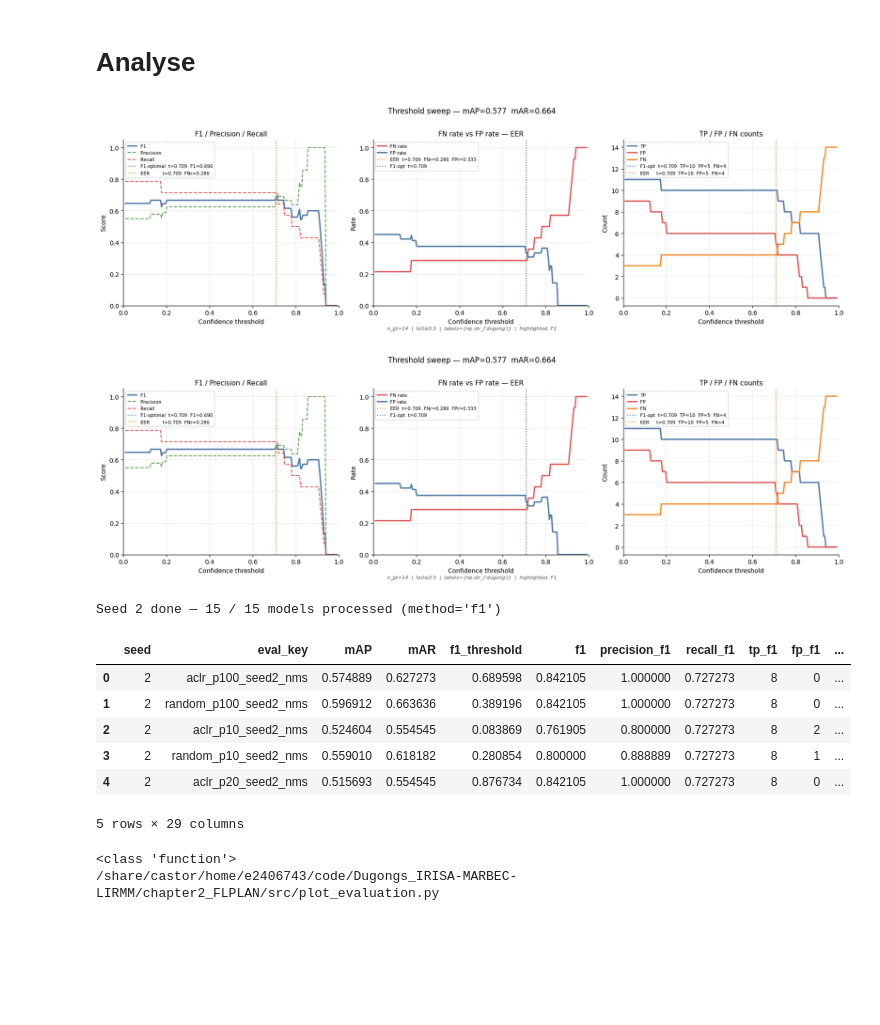
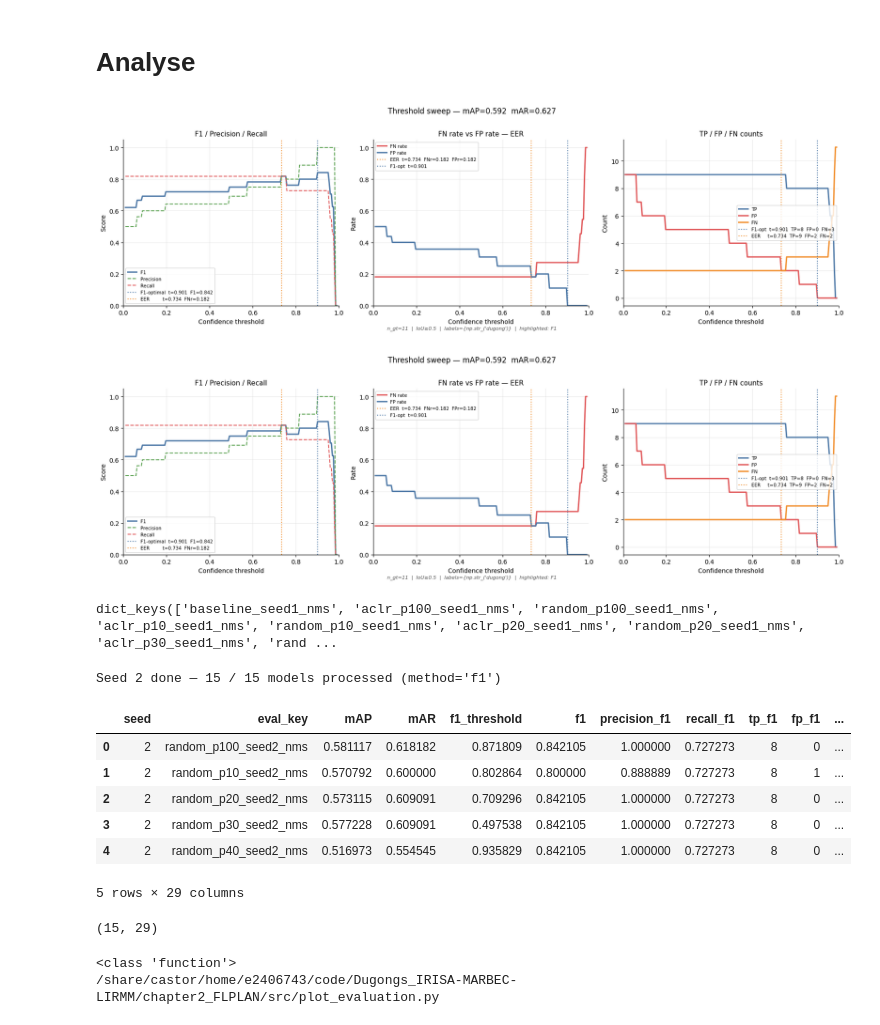
Before and after one commit to emanuel-gf/Dugongs_IRISA-MARBEC-LIRMM, a Jupyter notebook: chapter2_FLPLAN/analysing_results.ipynb, the cells around one changed output. Drawn from its saved outputs; the diff is of its cells as text; code cells hidden in the pictures; blank space fills up the shorter version.

```diff
--- a/chapter2_FLPLAN/analysing_results.ipynb
+++ b/chapter2_FLPLAN/analysing_results.ipynb
@@ -25,6 +25,14 @@ print(fo.list_datasets())
 fo.close_app()
 # %% [output]
 ['FLPLAN', 'dugong', 'flplan200', 'flplanpatches']
+# %%
+dataset = fo.load_dataset("FLPLAN")
+# view = dataset.select_fields("filepath","cluster_label")
+# session = fo.launch_app(
+#     view,
+#     auto=False,
+#     port=5151
+# )
 # %%
 import numpy as np
 import matplotlib.pyplot as plt
@@ -727,9 +889,9 @@ fields_seed['clean']
 
 # Build evaluation list
 sss_seed = select_evaluation_list(
-    all_op         = fields_seed["clean"],
+    all_op         = fields_seed["nms"],
     nms_or_raw     = "nms",
-    seed_term      = "seed2",
+    seed_term      = which_seed,
     baseline_field = "baseline_seed2_test_predictions_nms",
 )
 
@@ -860,14 +1012,18 @@ plot_sweep(res, method='f1')
 from src.evaluate import sweep_thresholds, plot_sweep, extract_all_metrics
 # %%
 # pick any result to inspect — baseline is a good reference
-res = results_seed0["baseline_seed0_nms"]
+res = results_seed["aclr_p40_seed2_nms"]
 
 # quick 3-panel diagnostic — shows F1 curve, EER curve, TP/FP/FN counts
 # both F1-optimal and EER operating points are marked so you can compare visually
 plot_sweep(res, method='f1')
 # %% [output]
-[figure, old version]
+[figure, new version]
-[figure, old version]
+[figure, new version]
+# %%
+results_seed.keys()
+# %% [output]
+dict_keys(['baseline_seed1_nms', 'aclr_p100_seed1_nms', 'random_p100_seed1_nms', 'aclr_p10_seed1_nms', 'random_p10_seed1_nms', 'aclr_p20_seed1_nms', 'random_p20_seed1_nms', 'aclr_p30_seed1_nms', 'rand ...
 # %%
 
 # compute df
@@ -894,11 +1050,15 @@ df_seed.head()
 # %% [output]
 Seed 2 done — 15 / 15 models processed (method='f1')
 |  | seed | eval_key | mAP | mAR | f1_threshold | f1 | precision_f1 | recall_f1 | tp_f1 | fp_f1 | ... |
-| 0 | 2 | aclr_p100_seed2_nms | 0.574889 | 0.627273 | 0.689598 | 0.842105 | 1.000000 | 0.727273 | 8 | 0 | ... |
-| 1 | 2 | random_p100_seed2_nms | 0.596912 | 0.663636 | 0.389196 | 0.842105 | 1.000000 | 0.727273 | 8 | 0 | ... |
-| 2 | 2 | aclr_p10_seed2_nms | 0.524604 | 0.554545 | 0.083869 | 0.761905 | 0.800000 | 0.727273 | 8 | 2 | ... |
-| 3 | 2 | random_p10_seed2_nms | 0.559010 | 0.618182 | 0.280854 | 0.800000 | 0.888889 | 0.727273 | 8 | 1 | ... |
-| 4 | 2 | aclr_p20_seed2_nms | 0.515693 | 0.554545 | 0.876734 | 0.842105 | 1.000000 | 0.727273 | 8 | 0 | ... |
+| 0 | 2 | random_p100_seed2_nms | 0.581117 | 0.618182 | 0.871809 | 0.842105 | 1.000000 | 0.727273 | 8 | 0 | ... |
+| 1 | 2 | random_p10_seed2_nms | 0.570792 | 0.600000 | 0.802864 | 0.800000 | 0.888889 | 0.727273 | 8 | 1 | ... |
+| 2 | 2 | random_p20_seed2_nms | 0.573115 | 0.609091 | 0.709296 | 0.842105 | 1.000000 | 0.727273 | 8 | 0 | ... |
+| 3 | 2 | random_p30_seed2_nms | 0.577228 | 0.609091 | 0.497538 | 0.842105 | 1.000000 | 0.727273 | 8 | 0 | ... |
+| 4 | 2 | random_p40_seed2_nms | 0.516973 | 0.554545 | 0.935829 | 0.842105 | 1.000000 | 0.727273 | 8 | 0 | ... |
 5 rows × 29 columns
+# %%
+df_seed.shape
+# %% [output]
+(15, 29)
 # %%
 ## save metric
```
Also changed, not shown: parts of 25 cells of this notebook, 6 other files.
